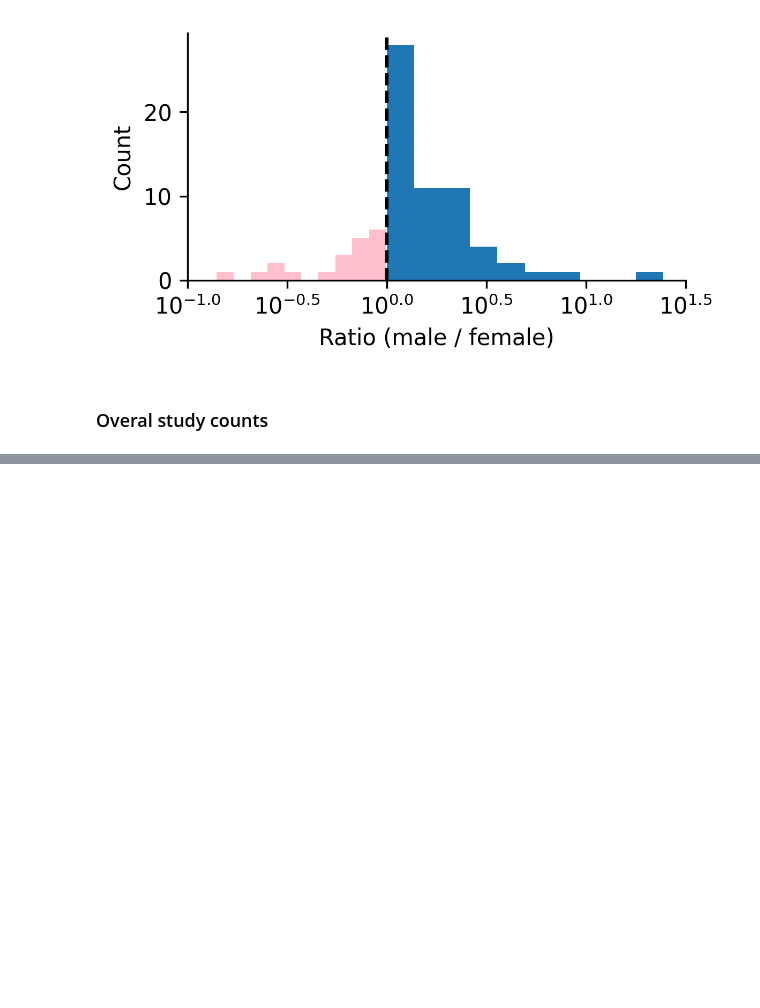
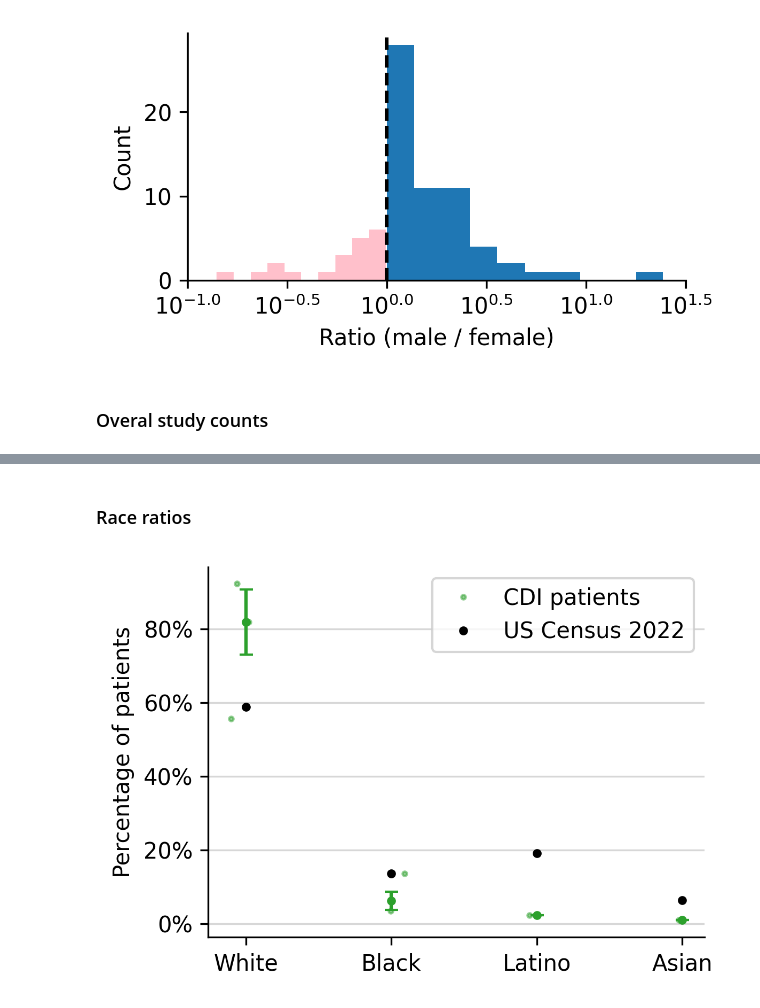
Before and after one commit to csinva/clinical-rule-analysis, a Jupyter notebook: notebooks/07_demographics_plots.ipynb, the cells around one changed output, grey strips where cells are left out. Cells and saved outputs as stored; diff of their text form; code cells hidden in the pictures; blank space fills up the shorter version.

Commit message:
add racial plot

```diff
--- a/notebooks/07_demographics_plots.ipynb
+++ b/notebooks/07_demographics_plots.ipynb
@@ -88,0 +89,44 @@ plt.show()
+# %% [markdown]
+### Race ratios
+# %%
+race_keys = ['num_white_corrected',	'num_black_corrected', 'num_latino_corrected', 'num_asian_corrected']
+CENSUS_NUMS = {
+    'White': 58.9,
+    'Black': 13.6,
+    'Latino': 19.1,
+    'Asian': 6.3,
+}
+vals_dict = defaultdict(list)
+for k in race_keys:
+    vals = df[k][df[k].notnull() & ~(df[k] == 'Unk')]
+    vals = [float(v[:-1]) for v in vals]
+    vals_dict[k] = vals
+
+# make boxplot
+plt.figure(figsize=(4, 3), dpi=300)
+# plt.boxplot(vals_dict.values(), labels=vals_dict.keys(), showfliers=False)
+# add scatterplots
+for i, (k, v) in enumerate(vals_dict.items()):
+    kwargs = {}
+    if i == len(vals_dict) - 1:
+        kwargs['label'] = 'CDI patients'
+
+    plt.plot(np.random.normal(i, 0.05, len(v)), v, 'o', alpha=0.5, color='C2', ms=2, **kwargs)
+    plt.plot(i, np.median(v), 'o', color='C2', ms=3) #, ms=3)
+    plt.errorbar(i, np.median(v), yerr=np.std(v) / np.sqrt(len(v)), color='C2', capsize=3) #, ms=3)
+
+    if i == len(vals_dict) - 1:
+        kwargs['label'] = 'US Census 2022'
+    # plot census
+    val = CENSUS_NUMS[list(CENSUS_NUMS.keys())[i]]
+    plt.plot(i, val, 'o', color='black', ms=3, **kwargs) #, ms=3)
+
+
+plt.legend()
+plt.xticks(labels=['White', 'Black', 'Latino', 'Asian'], ticks=range(4))
+plt.yticks(ticks=range(0, 100, 20), labels=[f'{t}%' for t in range(0, 100, 20)])
+plt.ylabel("Percentage of patients")
+plt.grid(axis='y', alpha=0.5)
+plt.show()
+# %% [output]
+[figure, added]
```
Also changed, not shown: parts of 1 cell of this notebook, 1 other file.
